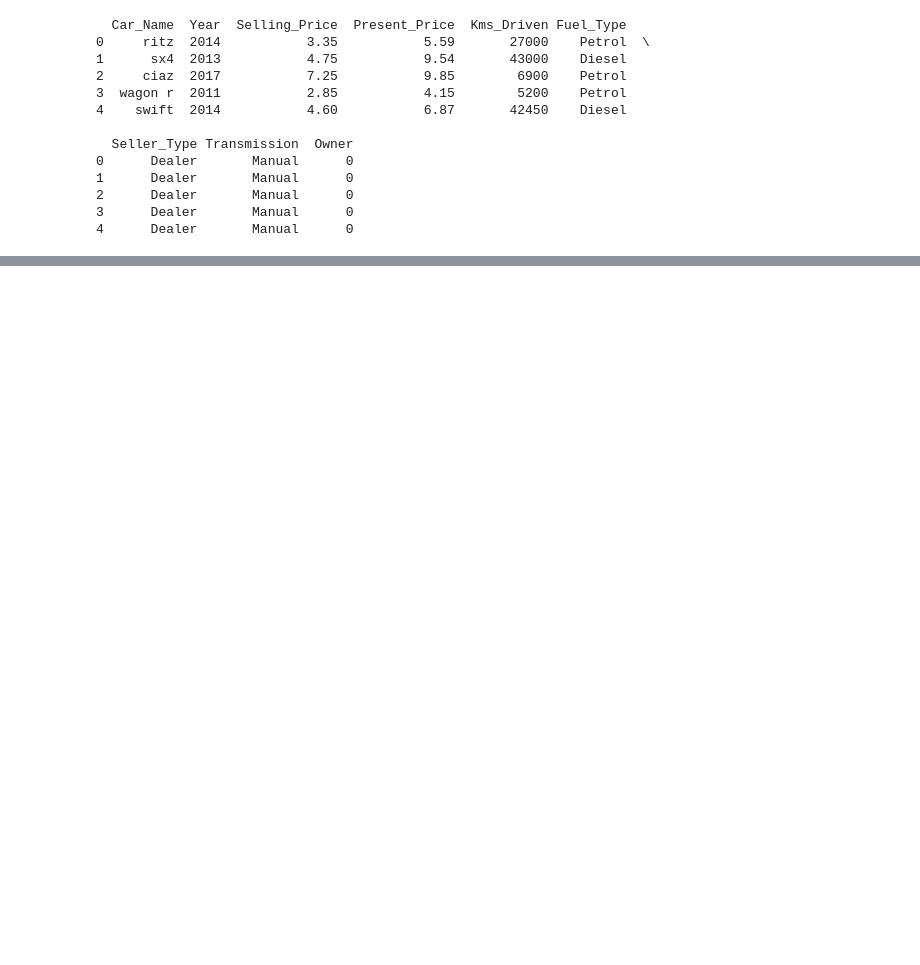
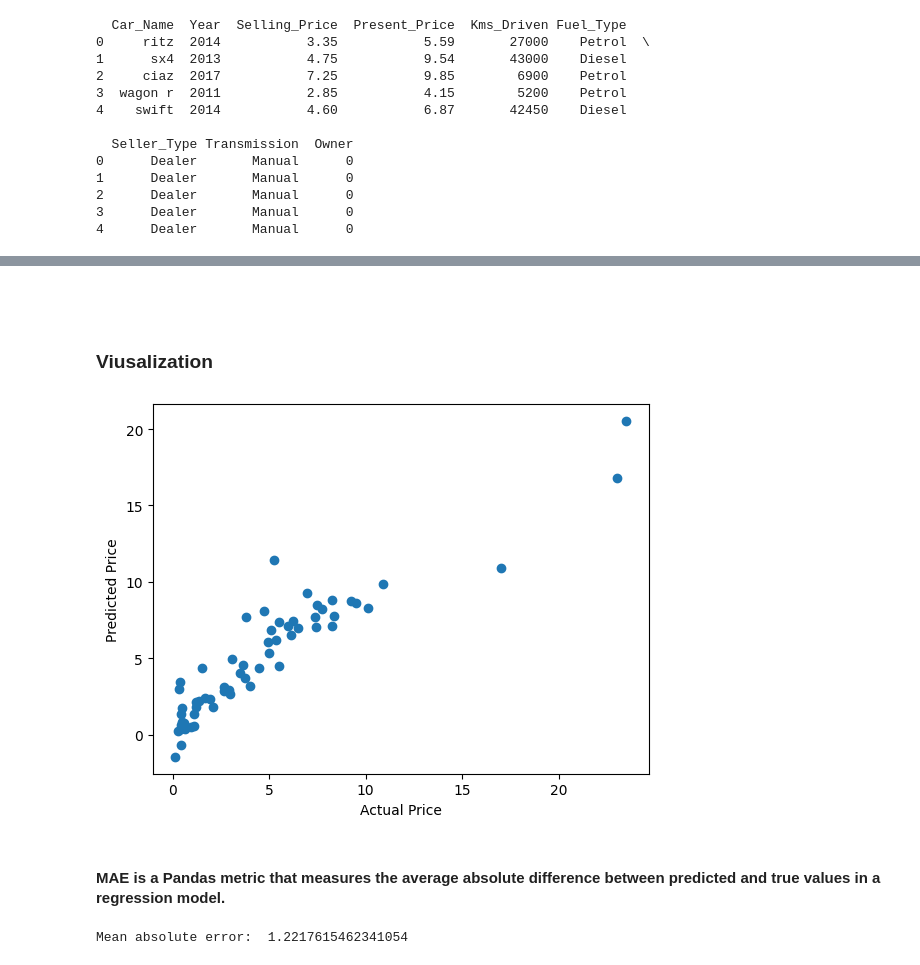
Before and after one commit to thekshitiz/Car-price-prediction, a Jupyter notebook: hello.ipynb, the cells around one changed output, grey strips where cells are left out. Drawn from its saved outputs; the diff is of its cells as text; code cells hidden in the pictures; blank space fills up the shorter version.

Commit message:
Models training

```diff
--- a/hello.ipynb
+++ b/hello.ipynb
@@ -31,0 +121,2 @@ print(df.head())
+# %%
+y = df['Selling_Price']
@@ -31,0 +154,4 @@ print(df.head())
+# %%
+# a test size of 0.2 means that 20% of the data will be used for testing, while 80% will be used for training.
+
+X_train, X_test, y_train, y_test = train_test_split(x, y, test_size=0.2, random_state=42)
@@ -31,0 +160,3 @@ print(df.head())
+# %%
+model = LinearRegression()
+model.fit(X_train, y_train)
@@ -31,0 +165,2 @@ print(df.head())
+# %%
+prediction = model.predict(X_test)
@@ -31,0 +198,18 @@ print(df.head())
+# %% [markdown]
+###
+# %% [markdown]
+### Viusalization
+# %%
+plt.scatter(y_test, prediction)
+plt.xlabel('Actual Price')
+plt.ylabel('Predicted Price')
+plt.show()
+# %% [output]
+[figure, added]
+# %% [markdown]
+#### MAE is a Pandas metric that measures the average absolute difference between predicted and true values in a regression model.
+# %%
+mae = metrics.mean_absolute_error(y_test, prediction)
+print("Mean absolute error: ", mae)
+# %% [output]
+Mean absolute error:  1.2217615462341054
```
Also changed, not shown: parts of 17 cells of this notebook.
